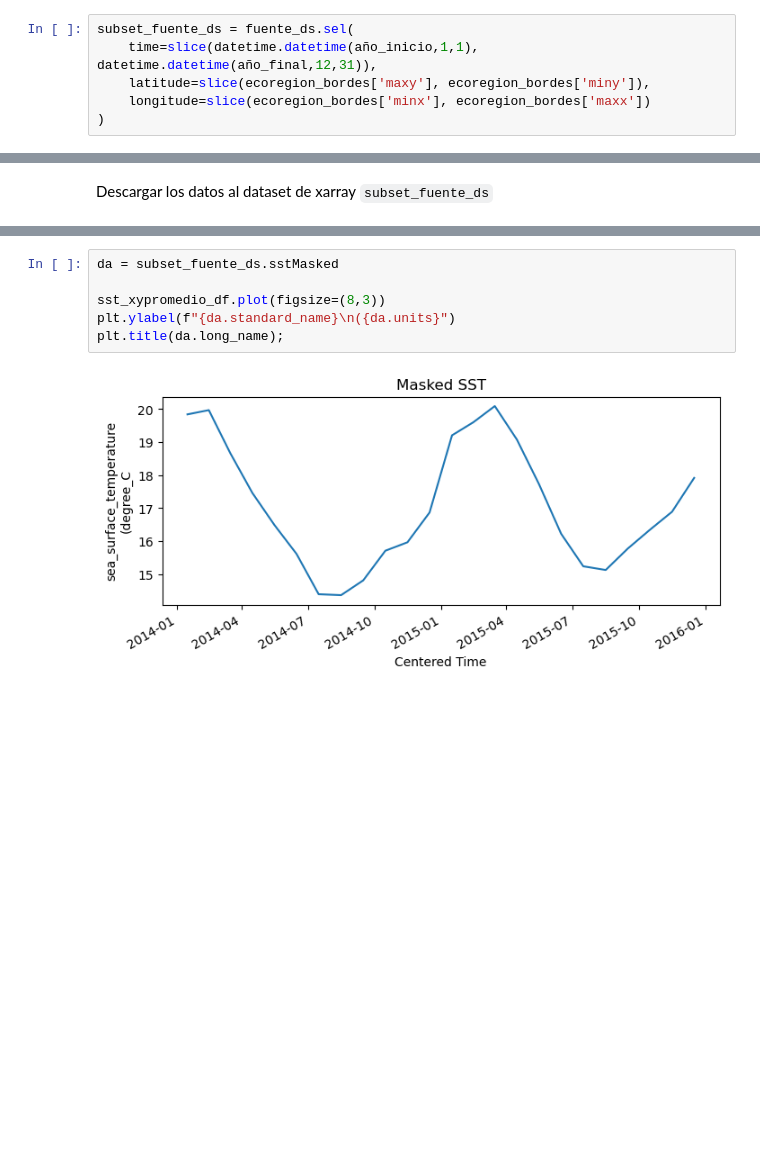
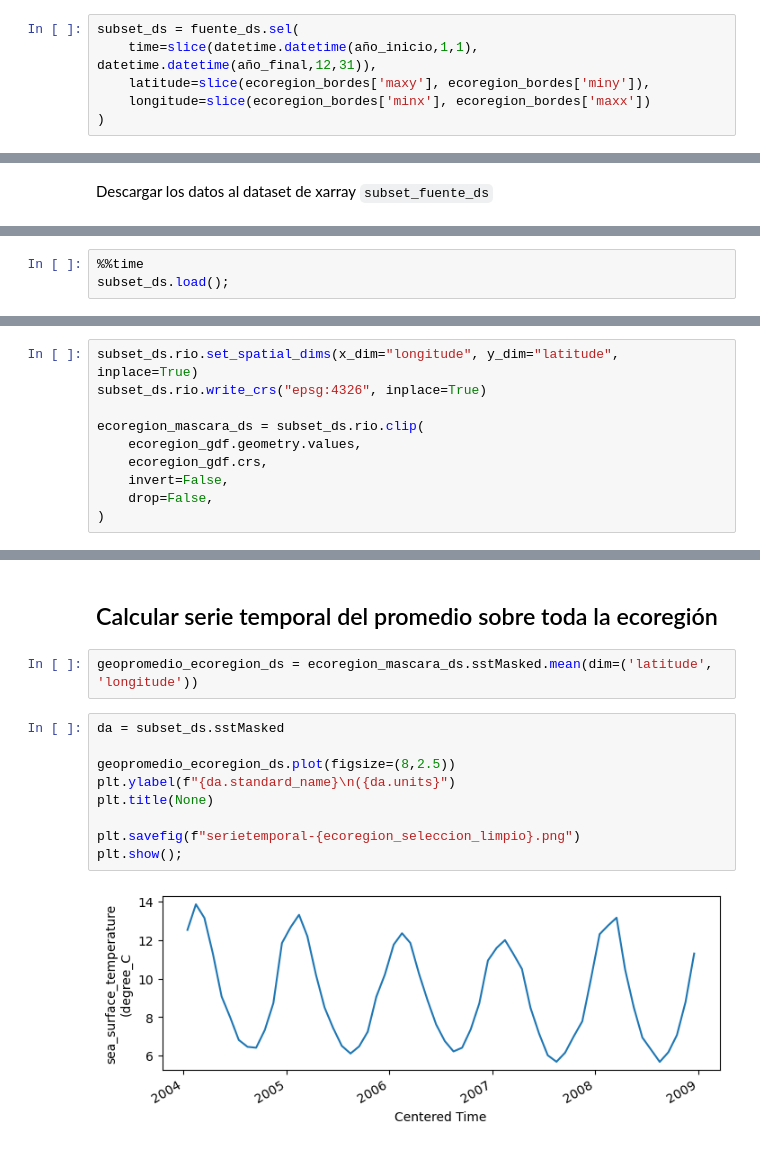
Before and after one commit to Intercoonecta/proy5-regiones-comparacion, a Jupyter notebook: emilio/sst-por-ecoregion.ipynb, the cells around one changed output, grey strips where cells are left out. Saved outputs shown, nothing was run; the diff lists cells and outputs as text; blank space fills up the shorter version.

```diff
--- a/emilio/sst-por-ecoregion.ipynb
+++ b/emilio/sst-por-ecoregion.ipynb
@@ -85,7 +99,7 @@ año_final= 2015
 # %% [markdown]
 **Atención!** El orden original de las dimensiones es importante! Si van de valores bajos a valore altos, o viceversa.
 # %%
-subset_fuente_ds = fuente_ds.sel(
+subset_ds = fuente_ds.sel(
     time=slice(datetime.datetime(año_inicio,1,1), datetime.datetime(año_final,12,31)),
     latitude=slice(ecoregion_bordes['maxy'], ecoregion_bordes['miny']),
     longitude=slice(ecoregion_bordes['minx'], ecoregion_bordes['maxx'])
@@ -126,0 +137,3 @@ Wall time: 1min 8s
+# %%
+%%time
+subset_ds.load();
@@ -154,0 +175,10 @@ sst_xypromedio_df = subset_fuente_ds.sstMasked.mean(dim=('latitude', 'longitude'
+# %%
+subset_ds.rio.set_spatial_dims(x_dim="longitude", y_dim="latitude", inplace=True)
+subset_ds.rio.write_crs("epsg:4326", inplace=True)
+
+ecoregion_mascara_ds = subset_ds.rio.clip(
+    ecoregion_gdf.geometry.values,
+    ecoregion_gdf.crs,
+    invert=False,
+    drop=False,
+)
@@ -155,8 +214,15 @@ sst_xypromedio_df = subset_fuente_ds.sstMasked.mean(dim=('latitude', 'longitude'
+# %% [markdown]
+## Calcular serie temporal del promedio sobre toda la ecoregión
+# %%
+geopromedio_ecoregion_ds = ecoregion_mascara_ds.sstMasked.mean(dim=('latitude', 'longitude'))
 # %%
-da = subset_fuente_ds.sstMasked
+da = subset_ds.sstMasked
 
-sst_xypromedio_df.plot(figsize=(8,3))
+geopromedio_ecoregion_ds.plot(figsize=(8,2.5))
 plt.ylabel(f"{da.standard_name}\n({da.units}")
-plt.title(da.long_name);
+plt.title(None)
+
+plt.savefig(f"serietemporal-{ecoregion_seleccion_limpio}.png")
+plt.show();
 # %% [output]
-[figure, old version]
+[figure, new version]
```
Also changed, not shown: parts of 34 cells of this notebook, 18 other files.
